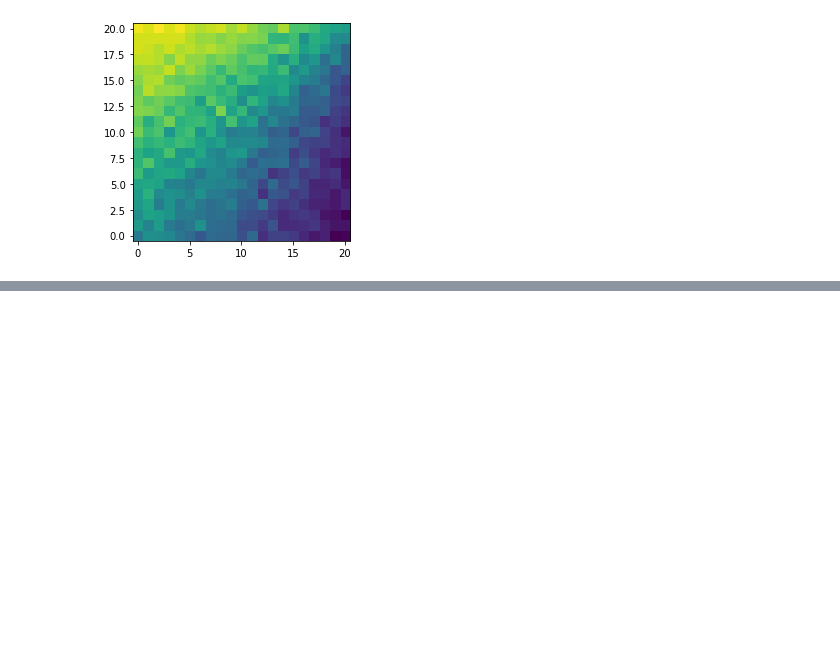
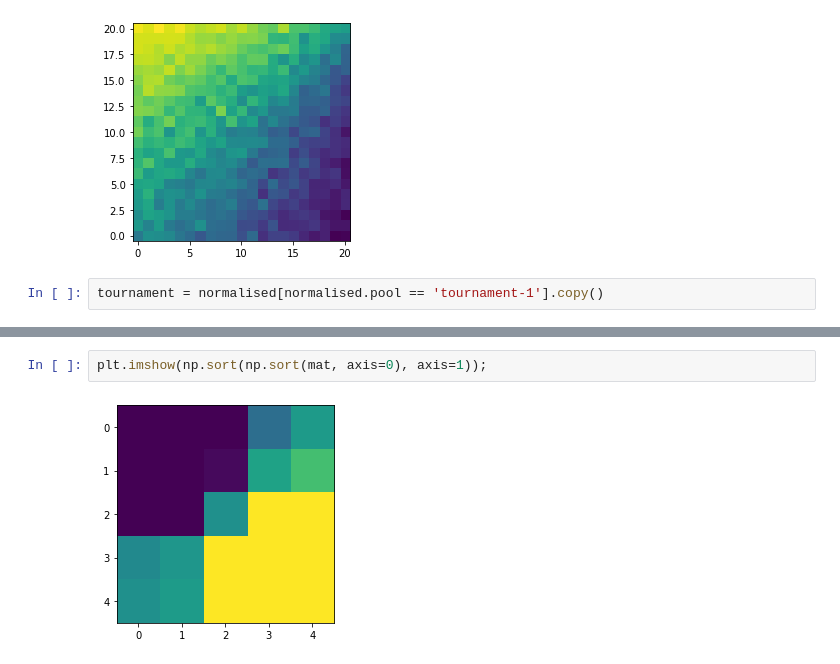
Before and after one commit to C4ptainCrunch/thesis, a Jupyter notebook: source/notebooks/query-cloudwatch.ipynb, the cells around one changed output, grey strips where cells are left out. Saved outputs shown, nothing was run; the diff lists cells and outputs as text; blank space fills up the shorter version.

```diff
--- a/source/notebooks/query-cloudwatch.ipynb
+++ b/source/notebooks/query-cloudwatch.ipynb
@@ -262,3 +278,5 @@ plt.imshow(grouped.drop('count', axis=1).unstack().values, origin='lower')
 # %% [output]
 <matplotlib.image.AxesImage at 0x...>
 [figure]
+# %%
+tournament = normalised[normalised.pool == 'tournament-1'].copy()
@@ -264,0 +338,4 @@ plt.imshow(grouped.drop('count', axis=1).unstack().values, origin='lower')
+# %%
+plt.imshow(np.sort(np.sort(mat, axis=0), axis=1));
+# %% [output]
+[figure, added]
```
Also changed, not shown: parts of 12 cells of this notebook, 3 other files.
